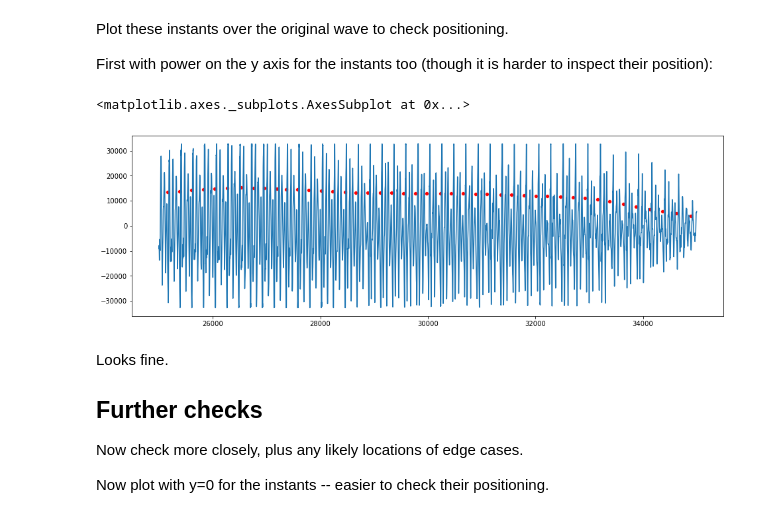
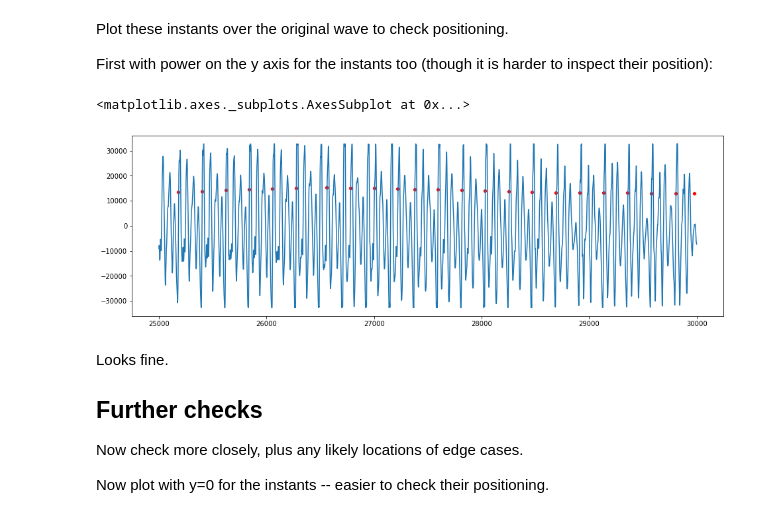
Before and after one commit to jteutenberg/speech, a Jupyter notebook: analysis/analysis.ipynb, the cells around one changed output. Cells and saved outputs as stored; diff of their text form; code cells hidden in the pictures.

```diff
--- a/analysis/analysis.ipynb
+++ b/analysis/analysis.ipynb
@@ -102,13 +102,13 @@ First with power on the y axis for the instants too (though it is harder to insp
 # %%
 plt.figure(figsize=(16, 5))
 start_index = 25000
-end_index = 35000
+end_index = 30000
 ax = sns.lineplot(x=range(start_index,end_index),y=data[start_index:end_index])
 instants = [i for i in gis if i[0] >= start_index and i[0] < end_index]
 sns.scatterplot(x=[i[0] for i in instants],y=[i[1] for i in instants],color='red')
 # %% [output]
 <matplotlib.axes._subplots.AxesSubplot at 0x...>
-[figure, old version]
+[figure, new version]
 # %% [markdown]
 Looks fine.
 ## Further checks
```
Also changed, not shown: parts of 7 cells of this notebook, 4 other files.
